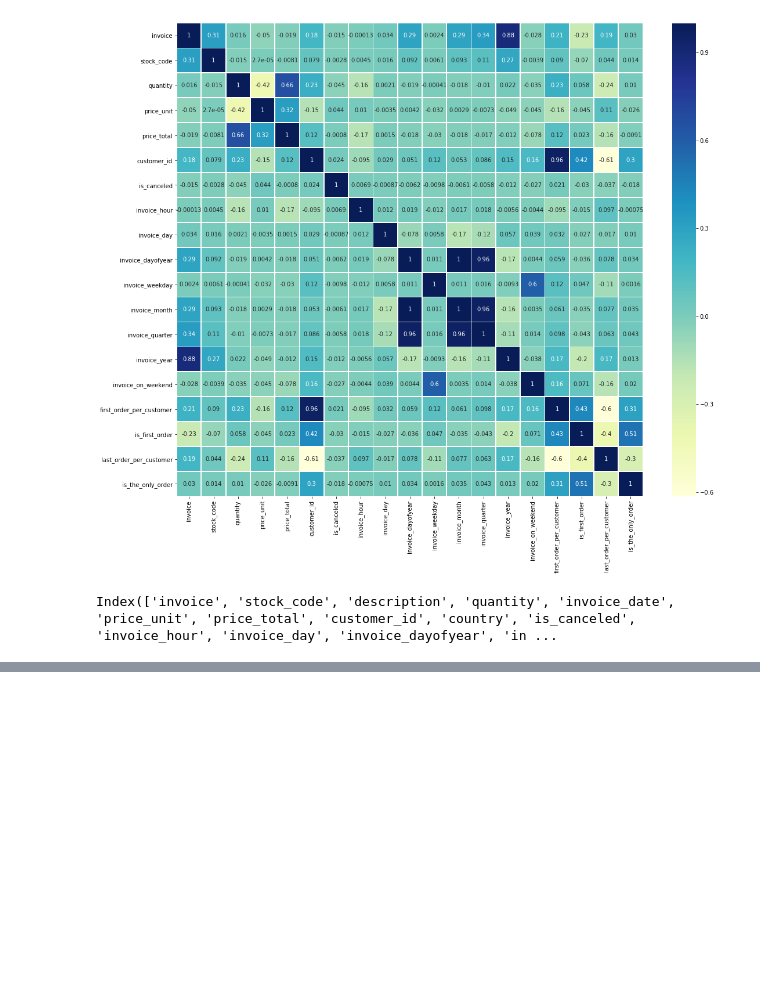
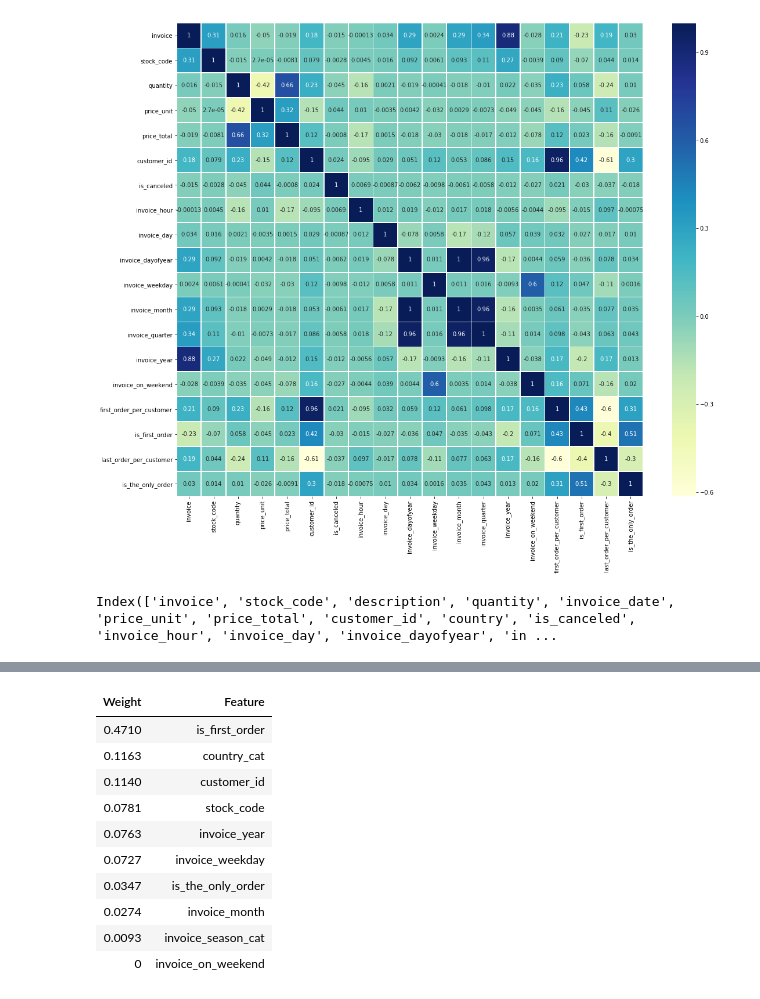
Before and after one commit to mattzajac/DataWorkshop_Competition_Online_Retail, a Jupyter notebook: Konkurs-DW-Absolwenci.ipynb, the cells around one changed output, grey strips where cells are left out. Saved outputs shown, nothing was run; the diff lists cells and outputs as text; code cells hidden in the pictures; blank space fills up the shorter version.

```diff
--- a/Konkurs-DW-Absolwenci.ipynb
+++ b/Konkurs-DW-Absolwenci.ipynb
@@ -678,4 +773,16 @@ eli5.show_weights(model.get_booster(), feature_names=clf_feats, top=10)
 | 0 | invoice_on_weekend |
 # %%
-eli5.explain_weights_xgboost(model.get_booster(), feature_names=feats, top=50, importance_type='cover' )
+eli5.explain_weights_xgboost(model.get_booster(), feature_names=clf_feats, top=10, importance_type='cover' )
+# %% [output]
+| Weight | Feature |
+| 0.4710 | is_first_order |
+| 0.1163 | country_cat |
+| 0.1140 | customer_id |
+| 0.0781 | stock_code |
+| 0.0763 | invoice_year |
+| 0.0727 | invoice_weekday |
+| 0.0347 | is_the_only_order |
+| 0.0274 | invoice_month |
+| 0.0093 | invoice_season_cat |
+| 0 | invoice_on_weekend |
 # %%
```
Also changed, not shown: parts of 16 cells of this notebook.
